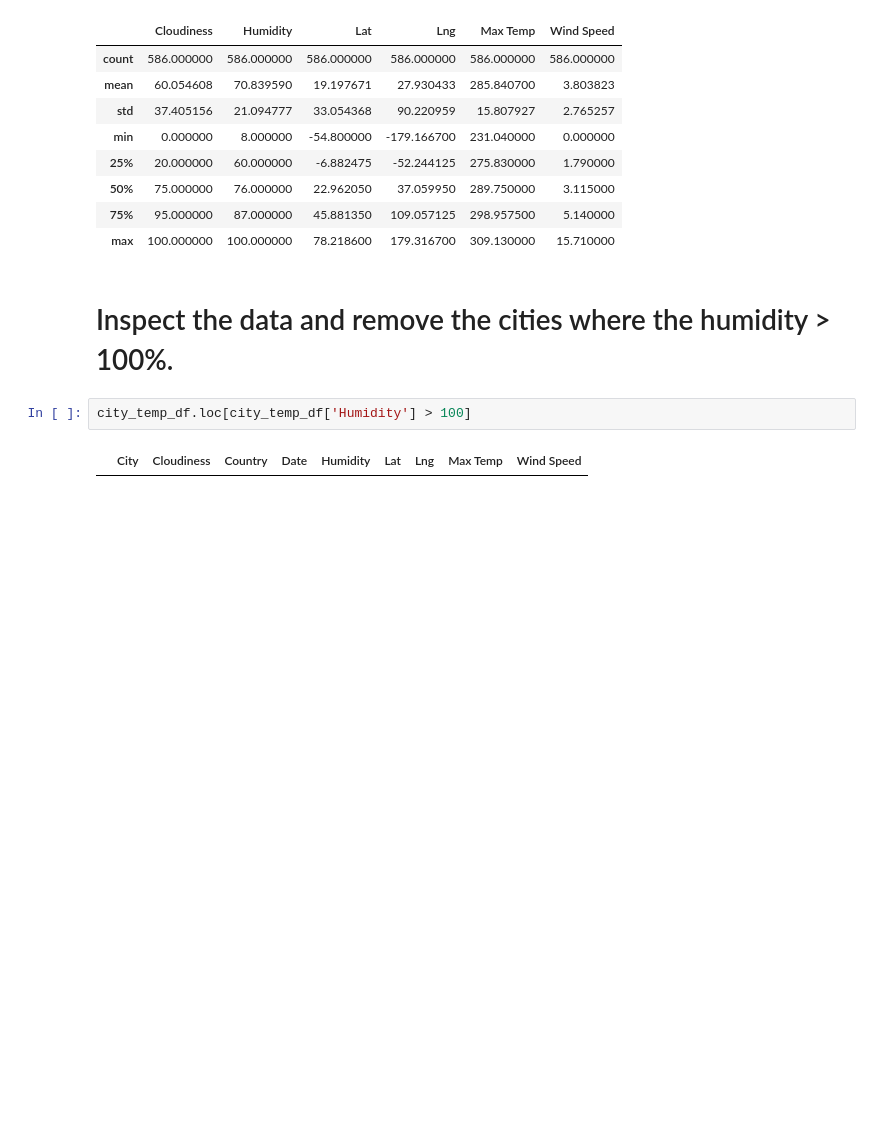
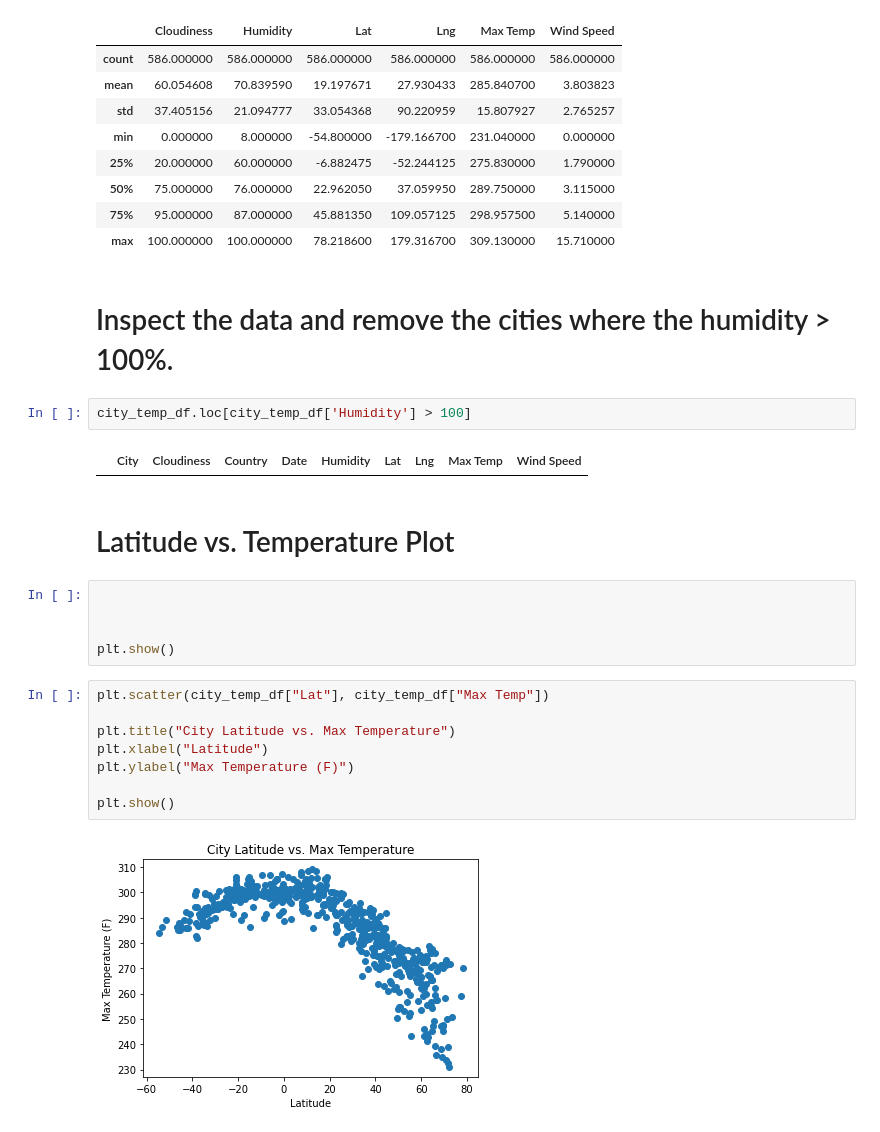
Before and after one commit to KendallMcCroy/python-api-challenge, a Jupyter notebook: WeatherPy.ipynb, the cells around one changed output. Drawn from its saved outputs; the diff is of its cells as text; blank space fills up the shorter version.

Commit message:
Latitude vs Max Temp plot

```diff
--- a/WeatherPy.ipynb
+++ b/WeatherPy.ipynb
@@ -176,3 +176,20 @@ city_temp_df.describe()
 city_temp_df.loc[city_temp_df['Humidity'] > 100]
 # %% [output]
 |  | City | Cloudiness | Country | Date | Humidity | Lat | Lng | Max Temp | Wind Speed |
+# %% [markdown]
+# Latitude vs. Temperature Plot
+# %%
+
+
+
+plt.show()
+# %%
+plt.scatter(city_temp_df["Lat"], city_temp_df["Max Temp"])
+
+plt.title("City Latitude vs. Max Temperature")
+plt.xlabel("Latitude")
+plt.ylabel("Max Temperature (F)")
+
+plt.show()
+# %% [output]
+[figure, added]
```
